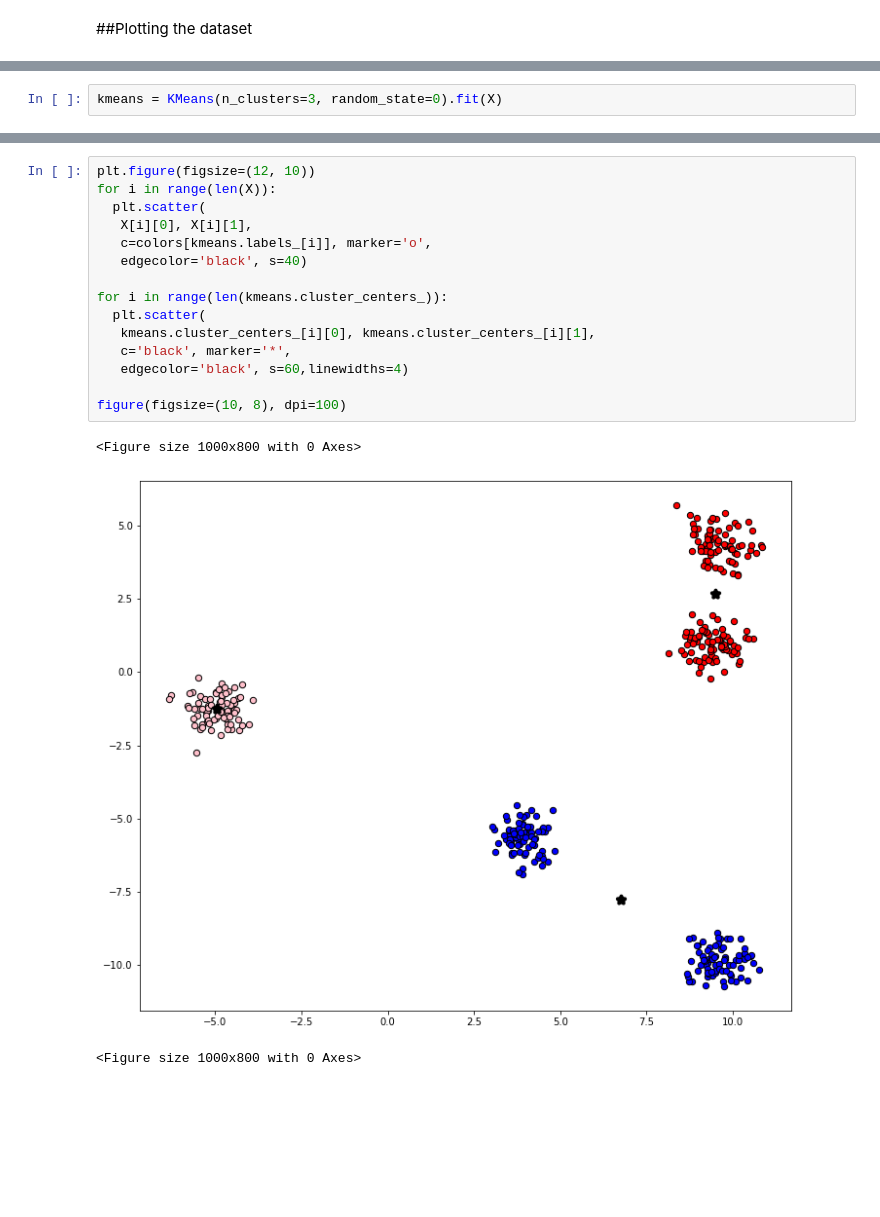
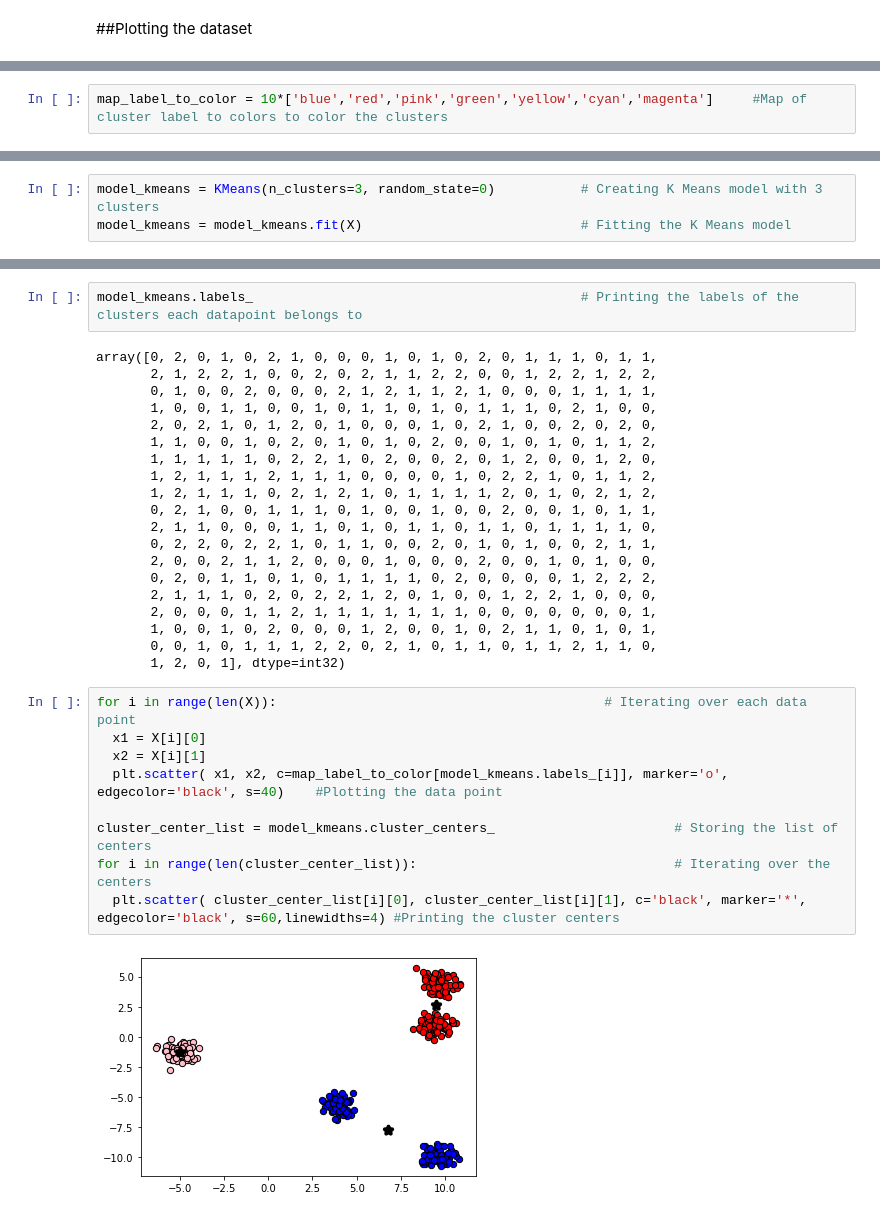
Before and after one commit to hands-on-data/ColabFiles, a Jupyter notebook: KMeans_Tutorial.ipynb, the cells around one changed output, grey strips where cells are left out. Saved outputs shown, nothing was run; the diff lists cells and outputs as text; blank space fills up the shorter version.

Commit message:
Update K Means_Tutorial with comments and refactored code

```diff
--- a/KMeans_Tutorial.ipynb
+++ b/KMeans_Tutorial.ipynb
@@ -20 +31,3 @@ colors = 10*['blue','red','pink','green','yellow','cyan','magenta']
+# %%
+map_label_to_color = 10*['blue','red','pink','green','yellow','cyan','magenta']     #Map of cluster label to colors to color the clusters
 # %% [markdown]
@@ -27,2 +37,3 @@ from matplotlib.pyplot import figure
 # %%
-kmeans = KMeans(n_clusters=3, random_state=0).fit(X)
+model_kmeans = KMeans(n_clusters=3, random_state=0)           # Creating K Means model with 3 clusters
+model_kmeans = model_kmeans.fit(X)                            # Fitting the K Means model
@@ -51,20 +40,34 @@ array([0, 2, 0, 1, 0, 2, 1, 0, 0, 0, 1, 0, 1, 0, 2, 0, 1, 1, 1, 0, 1, 1,
+# %%
+model_kmeans.labels_                                          # Printing the labels of the clusters each datapoint belongs to
+# %% [output]
+array([0, 2, 0, 1, 0, 2, 1, 0, 0, 0, 1, 0, 1, 0, 2, 0, 1, 1, 1, 0, 1, 1,
+       2, 1, 2, 2, 1, 0, 0, 2, 0, 2, 1, 1, 2, 2, 0, 0, 1, 2, 2, 1, 2, 2,
+       0, 1, 0, 0, 2, 0, 0, 0, 2, 1, 2, 1, 1, 2, 1, 0, 0, 0, 1, 1, 1, 1,
+       1, 0, 0, 1, 1, 0, 0, 1, 0, 1, 1, 0, 1, 0, 1, 1, 1, 0, 2, 1, 0, 0,
+       2, 0, 2, 1, 0, 1, 2, 0, 1, 0, 0, 0, 1, 0, 2, 1, 0, 0, 2, 0, 2, 0,
+       1, 1, 0, 0, 1, 0, 2, 0, 1, 0, 1, 0, 2, 0, 0, 1, 0, 1, 0, 1, 1, 2,
+       1, 1, 1, 1, 1, 0, 2, 2, 1, 0, 2, 0, 0, 2, 0, 1, 2, 0, 0, 1, 2, 0,
+       1, 2, 1, 1, 1, 2, 1, 1, 1, 0, 0, 0, 0, 1, 0, 2, 2, 1, 0, 1, 1, 2,
+       1, 2, 1, 1, 1, 0, 2, 1, 2, 1, 0, 1, 1, 1, 1, 2, 0, 1, 0, 2, 1, 2,
+       0, 2, 1, 0, 0, 1, 1, 1, 0, 1, 0, 0, 1, 0, 0, 2, 0, 0, 1, 0, 1, 1,
+       2, 1, 1, 0, 0, 0, 1, 1, 0, 1, 0, 1, 1, 0, 1, 1, 0, 1, 1, 1, 1, 0,
+       0, 2, 2, 0, 2, 2, 1, 0, 1, 1, 0, 0, 2, 0, 1, 0, 1, 0, 0, 2, 1, 1,
+       2, 0, 0, 2, 1, 1, 2, 0, 0, 0, 1, 0, 0, 0, 2, 0, 0, 1, 0, 1, 0, 0,
+       0, 2, 0, 1, 1, 0, 1, 0, 1, 1, 1, 1, 0, 2, 0, 0, 0, 0, 1, 2, 2, 2,
+       2, 1, 1, 1, 0, 2, 0, 2, 2, 1, 2, 0, 1, 0, 0, 1, 2, 2, 1, 0, 0, 0,
+       2, 0, 0, 0, 1, 1, 2, 1, 1, 1, 1, 1, 1, 1, 0, 0, 0, 0, 0, 0, 0, 1,
+       1, 0, 0, 1, 0, 2, 0, 0, 0, 1, 2, 0, 0, 1, 0, 2, 1, 1, 0, 1, 0, 1,
+       0, 0, 1, 0, 1, 1, 1, 2, 2, 0, 2, 1, 0, 1, 1, 0, 1, 1, 2, 1, 1, 0,
+       1, 2, 0, 1], dtype=int32)
 # %%
-plt.figure(figsize=(12, 10))
-for i in range(len(X)):
-  plt.scatter(
-   X[i][0], X[i][1],
-   c=colors[kmeans.labels_[i]], marker='o',
-   edgecolor='black', s=40)
+for i in range(len(X)):                                          # Iterating over each data point
+  x1 = X[i][0]
+  x2 = X[i][1]
+  plt.scatter( x1, x2, c=map_label_to_color[model_kmeans.labels_[i]], marker='o', edgecolor='black', s=40)    #Plotting the data point
 
-for i in range(len(kmeans.cluster_centers_)):
-  plt.scatter(
-   kmeans.cluster_centers_[i][0], kmeans.cluster_centers_[i][1],
-   c='black', marker='*',
-   edgecolor='black', s=60,linewidths=4)
-
-figure(figsize=(10, 8), dpi=100)
+cluster_center_list = model_kmeans.cluster_centers_                       # Storing the list of centers
+for i in range(len(cluster_center_list)):                                 # Iterating over the centers
+  plt.scatter( cluster_center_list[i][0], cluster_center_list[i][1], c='black', marker='*', edgecolor='black', s=60,linewidths=4) #Printing the cluster centers
 # %% [output]
-<Figure size 1000x800 with 0 Axes>
-[figure, old version]
+[figure, new version]
-<Figure size 1000x800 with 0 Axes>
 # %% [markdown]
```
Also changed, not shown: parts of 27 cells of this notebook.
